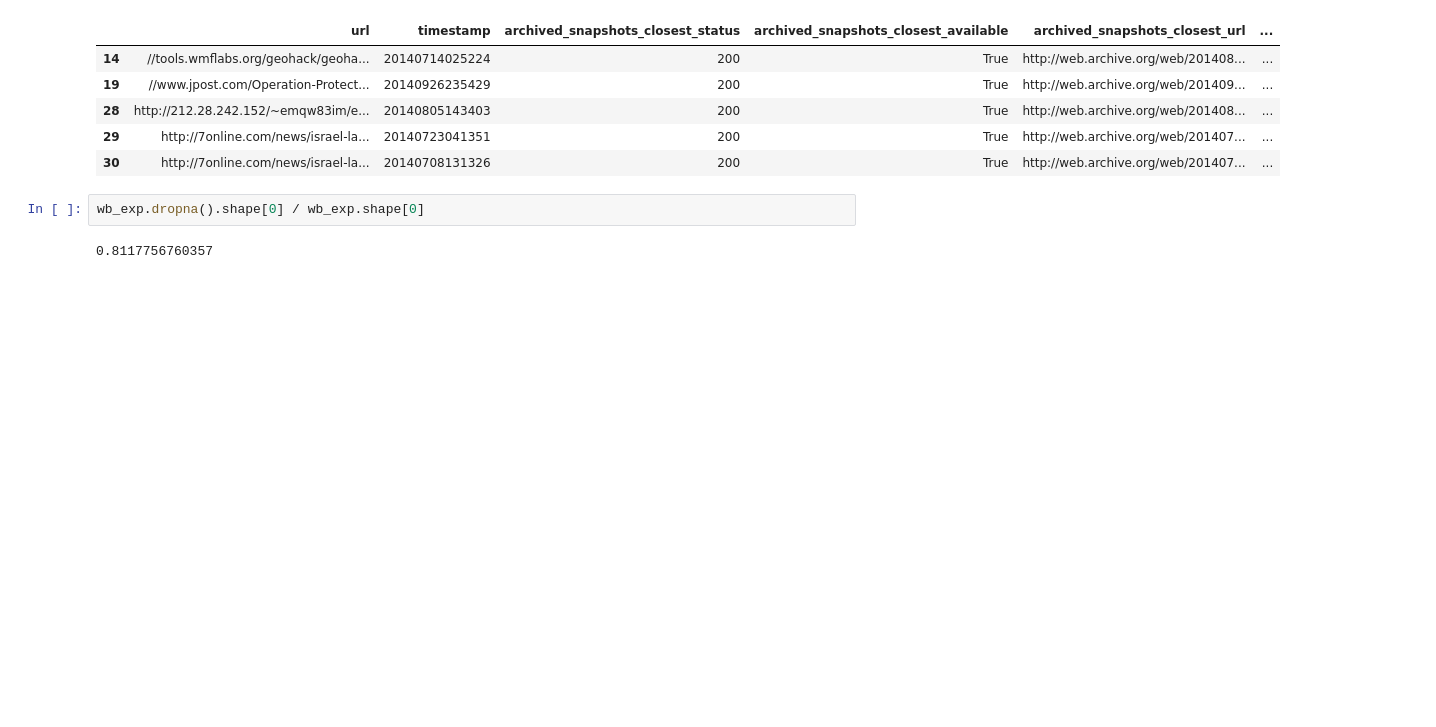
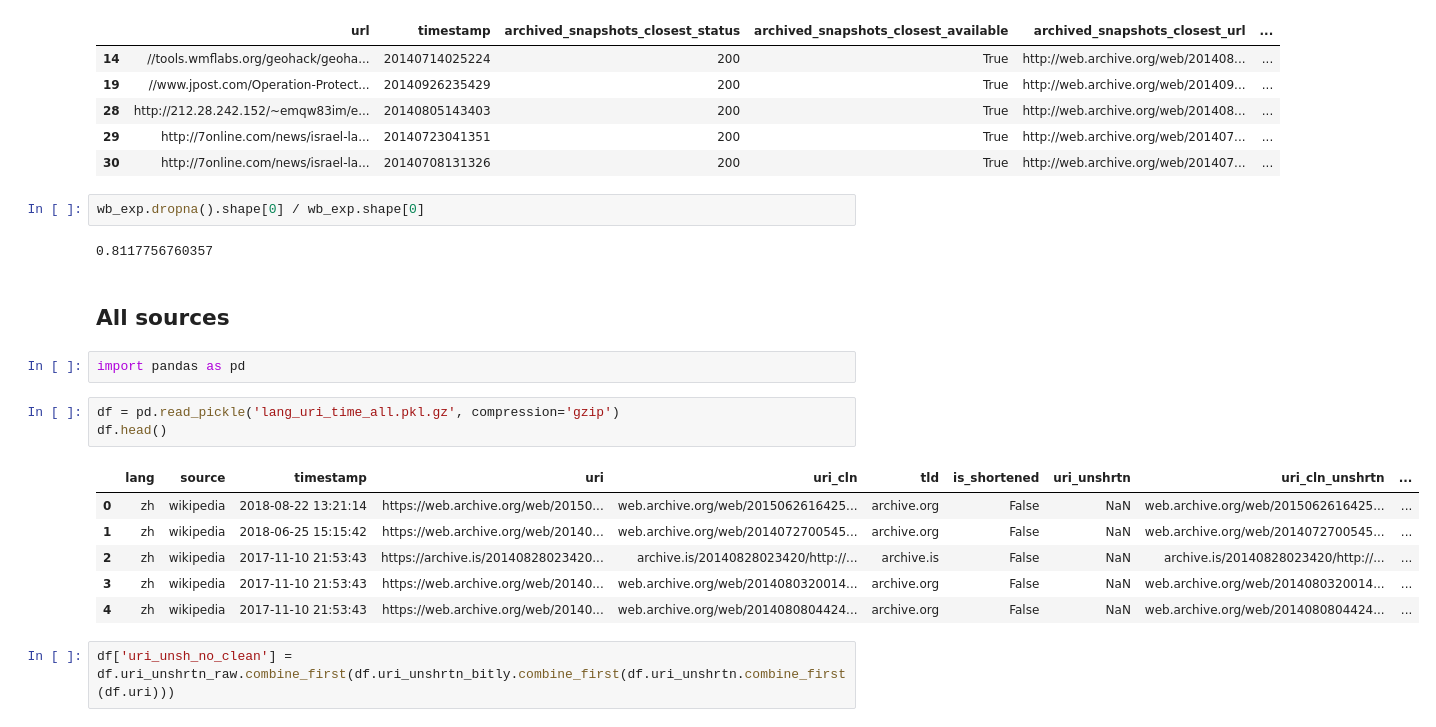
Before and after one commit to cjer/zuk, a Jupyter notebook: zuk_wayback.ipynb, the cells around one changed output. Drawn from its saved outputs; the diff is of its cells as text; blank space fills up the shorter version.

Commit message:
add source merge notebook and archive+wayback checks

```diff
--- a/zuk_wayback.ipynb
+++ b/zuk_wayback.ipynb
@@ -158,3 +158,19 @@ wb_exp.dropna().head()
 wb_exp.dropna().shape[0] / wb_exp.shape[0]
 # %% [output]
 0.8117756760357
+# %% [markdown]
+## All sources
+# %%
+import pandas as pd
+# %%
+df = pd.read_pickle('lang_uri_time_all.pkl.gz', compression='gzip')
+df.head()
+# %% [output]
+|  | lang | source | timestamp | uri | uri_cln | tld | is_shortened | uri_unshrtn | uri_cln_unshrtn | ... |
+| 0 | zh | wikipedia | 2018-08-22 13:21:14 | https://web.archive.org/web/20150... | web.archive.org/web/2015062616425... | archive.org | False | NaN | web.archive.org/web/2015062616425... | ... |
+| 1 | zh | wikipedia | 2018-06-25 15:15:42 | https://web.archive.org/web/20140... | web.archive.org/web/2014072700545... | archive.org | False | NaN | web.archive.org/web/2014072700545... | ... |
+| 2 | zh | wikipedia | 2017-11-10 21:53:43 | https://archive.is/20140828023420... | archive.is/20140828023420/http://... | archive.is | False | NaN | archive.is/20140828023420/http://... | ... |
+| 3 | zh | wikipedia | 2017-11-10 21:53:43 | https://web.archive.org/web/20140... | web.archive.org/web/2014080320014... | archive.org | False | NaN | web.archive.org/web/2014080320014... | ... |
+| 4 | zh | wikipedia | 2017-11-10 21:53:43 | https://web.archive.org/web/20140... | web.archive.org/web/2014080804424... | archive.org | False | NaN | web.archive.org/web/2014080804424... | ... |
+# %%
+df['uri_unsh_no_clean'] = df.uri_unshrtn_raw.combine_first(df.uri_unshrtn_bitly.combine_first(df.uri_unshrtn.combine_first(df.uri)))
```
Also changed, not shown: parts of 55 cells of this notebook, 3 other files.
